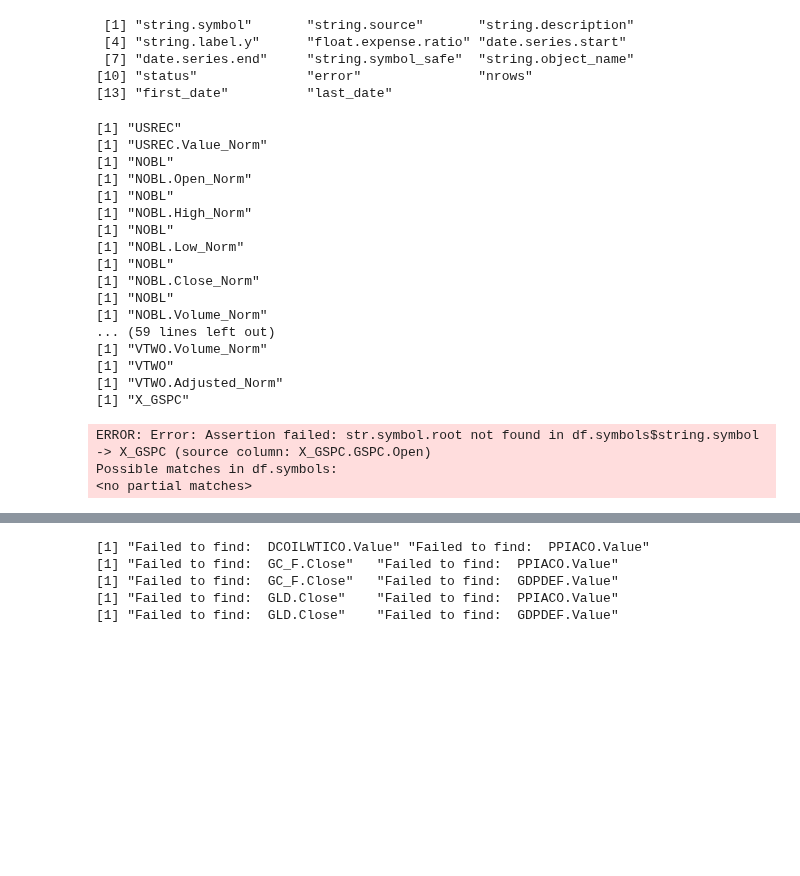
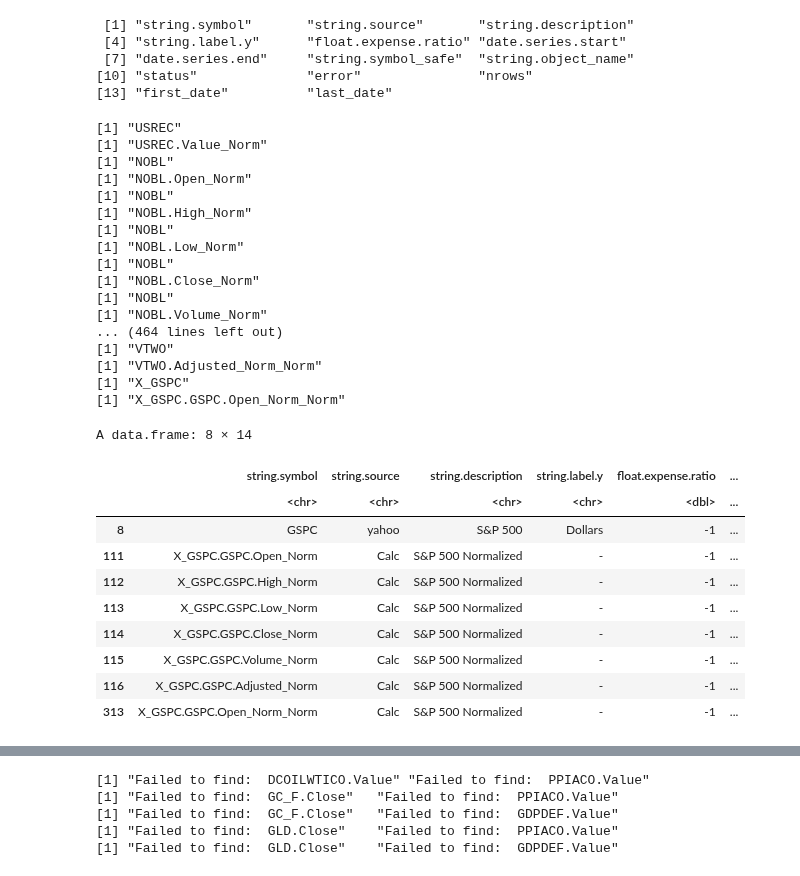
Before and after one commit to MoreCoffee12/Economics, a Jupyter notebook: Portfolio.ipynb, the cells around one changed output, grey strips where cells are left out. Saved outputs shown, nothing was run; the diff lists cells and outputs as text; code cells hidden in the pictures; blank space fills up the shorter version.

```diff
--- a/Portfolio.ipynb
+++ b/Portfolio.ipynb
@@ -241,25 +263,31 @@ for (col_name in names(df.data))
             df.data[, str.col.norm] <- 1
         }
 
-
-     # Descriptions must be associated with the root data series name. If the
-     # symbol table is empty and there is a "." in the name, look up the root
-     # symbol and use that.
-     #str.symbol.root <- col_name
-     #  if (grepl("\\.", col_name)) {
-     #    str.symbol.root <- substr(col_name, 1, regexpr("\\.", col_name) - 1)
-     #  }
+      # Resolve source symbol from column name.
+      # For Yahoo-style columns (e.g., X_GSPC.GSPC.Open), root is X_GSPC.
       str.symbol.root <- getRootTickerSymbol(col_name)
       print(str.symbol.root)
-      if (!(str.symbol.root %in% df.symbols$string.symbol)) {
-        match.rows <- df.symbols[grepl(str.symbol.root, df.symbols$string.symbol, fixed = TRUE), ]
+
+      # Match against canonical table using safe symbol first, then raw symbol.
+      match.idx <- which(df.symbols$string.symbol_safe == str.symbol.root)
+      if (length(match.idx) == 0) {
+        match.idx <- which(df.symbols$string.symbol == str.symbol.root)
+      }
+
+      if (length(match.idx) == 0) {
+        match.rows <- df.symbols[grepl(str.symbol.root,
+                          df.symbols$string.symbol_safe,
+                          fixed = TRUE),
+                          ]
         match.txt <- if (nrow(match.rows) > 0) paste(capture.output(print(match.rows)), collapse = "\n") else "<no partial matches>"
-        stop(paste0("Assertion failed: str.symbol.root not found in df.symbols$string.symbol -> ", str.symbol.root,
+        stop(paste0("Assertion failed: str.symbol.root not found in df.symbols (safe/raw) -> ", str.symbol.root,
                     " (source column: ", col_name, ")\nPossible matches in df.symbols:\n", match.txt))
       }
+
       # Add it to the symbols table
-      str.desc <- paste(df.symbols$string.description[df.symbols$string.symbol == str.symbol.root], "\nNormalized", sep =
-                                       "")
+      source.idx <- match.idx[[1]]
+      str.desc <- paste(df.symbols$string.description[source.idx],
+                        "\nNormalized", sep = "")
 
       print(str.col.norm)
       df.symbols <-
@@ -271,8 +299,8 @@ for (col_name in names(df.data))
           string.description = str.desc,
           string.label.y = "-",
           float.expense.ratio = -1.00,
-          date.series.start = df.symbols$date.series.start[df.symbols$string.symbol == str.symbol.root],
-          date.series.end = df.symbols$date.series.end[df.symbols$string.symbol == str.symbol.root],
+          date.series.start = df.symbols$date.series.start[source.idx],
+          date.series.end = df.symbols$date.series.end[source.idx],
           string.symbol_safe = safe_symbol_name(str.col.norm),
           string.object_name = safe_symbol_name(str.col.norm),
           status = "ok",
@@ -298,11 +326,23 @@ for (col_name in names(df.data))
 [1] "NOBL.Close_Norm"
 [1] "NOBL"
 [1] "NOBL.Volume_Norm"
-... (59 lines left out)
-[1] "VTWO.Volume_Norm"
+... (464 lines left out)
 [1] "VTWO"
-[1] "VTWO.Adjusted_Norm"
+[1] "VTWO.Adjusted_Norm_Norm"
 [1] "X_GSPC"
+[1] "X_GSPC.GSPC.Open_Norm_Norm"
-ERROR: Error: Assertion failed: str.symbol.root not found in df.symbols$string.symbol -> X_GSPC (source column: X_GSPC.GSPC.Open)
-Possible matches in df.symbols:
-<no partial matches>
+# %%
+# Show all rows where string.symbol contains "GSPC"
+df.symbols[grepl("GSPC", df.symbols$string.symbol, ignore.case = TRUE), ]
+# %% [output]
+A data.frame: 8 × 14
+|  | string.symbol | string.source | string.description | string.label.y | float.expense.ratio | ... |
+|  | <chr> | <chr> | <chr> | <chr> | <dbl> | ... |
+| 8 | GSPC | yahoo | S&P 500 | Dollars | -1 | ... |
+| 111 | X_GSPC.GSPC.Open_Norm | Calc | S&P 500 Normalized | - | -1 | ... |
+| 112 | X_GSPC.GSPC.High_Norm | Calc | S&P 500 Normalized | - | -1 | ... |
+| 113 | X_GSPC.GSPC.Low_Norm | Calc | S&P 500 Normalized | - | -1 | ... |
+| 114 | X_GSPC.GSPC.Close_Norm | Calc | S&P 500 Normalized | - | -1 | ... |
+| 115 | X_GSPC.GSPC.Volume_Norm | Calc | S&P 500 Normalized | - | -1 | ... |
+| 116 | X_GSPC.GSPC.Adjusted_Norm | Calc | S&P 500 Normalized | - | -1 | ... |
+| 313 | X_GSPC.GSPC.Open_Norm_Norm | Calc | S&P 500 Normalized | - | -1 | ... |
```
Also changed, not shown: parts of 4 cells of this notebook, 1 other file.
